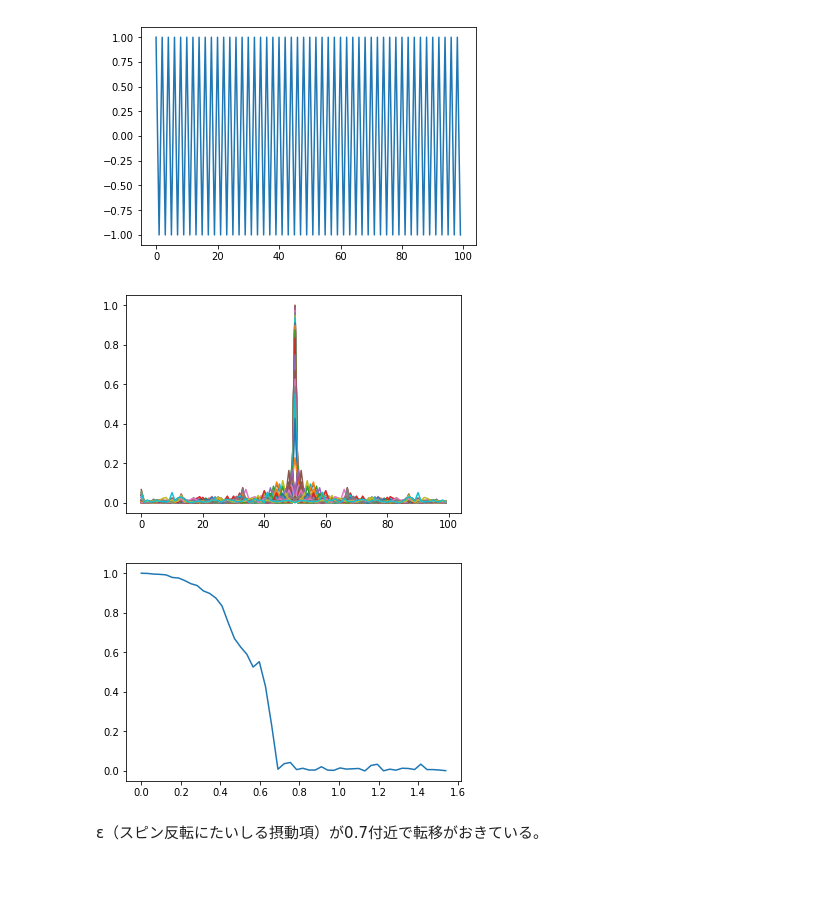
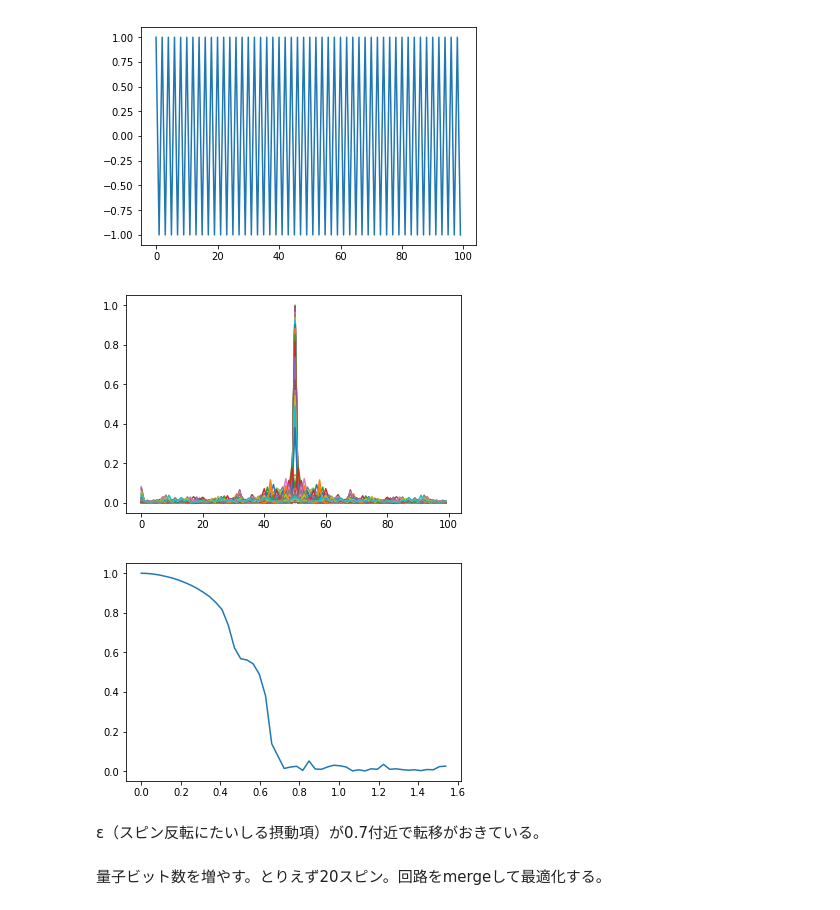
Before and after one commit to keisukefujii/DTC, a Jupyter notebook: DiscreteTimeCrystal_qulacs.ipynb, the cells around one changed output. Drawn from its saved outputs; the diff is of its cells as text; code cells hidden in the pictures; blank space fills up the shorter version.

```diff
--- a/DiscreteTimeCrystal_qulacs.ipynb
+++ b/DiscreteTimeCrystal_qulacs.ipynb
@@ -177,10 +177,12 @@ N = num_peri # data number
 dt = 1 # data step [s]
 # %%
 #スピン反転演算子に摂動を加える
-def DTC(T,num_peri,epsilon,num_spin):
-    #ランダム磁場
-    hz=[random.random() for i in range(num_spin)]
-    #hz=[0 for i in range(num_spin)]
+def DTC(T,num_peri,epsilon,hz,num_spin):
+
+    #オブザーバブルを定義
+    Z_magnetization = Observable(num_spin)
+    for i in range(num_spin):
+        Z_magnetization.add_operator(1.0/num_spin,"Z {0}".format(i))
 
     IsingDynamics = QuantumCircuit(num_spin)
 
@@ -224,22 +229,27 @@ plt.show()
 # %%
 import numpy as np
 from scipy.fftpack import fft
 import matplotlib.pyplot as plt
 
+#ランダム磁場
+hz=[random.random() for i in range(10)]
+
 peak = [[],[]]
 for i in range(50):
-    tmp_result = np.abs(fft(DTC(1.0,100,0.01*i*np.pi,10))/num_peri)
+    tmp_result = np.abs(fft(DTC(1.0,100,0.01*i*np.pi,hz,10))/num_peri)
     peak[0].append(0.01*i*np.pi)
     peak[1].append(tmp_result[50])
     plt.plot(tmp_result)
 
 plt.show()
 # %% [output]
-[figure, old version]
+[figure, new version]
 # %%
 plt.plot(peak[0],peak[1])
 plt.show()
 # %% [output]
-[figure, old version]
+[figure, new version]
 # %% [markdown]
 ε（スピン反転にたいしる摂動項）が0.7付近で転移がおきている。
+# %% [markdown]
+量子ビット数を増やす。とりえず20スピン。回路をmergeして最適化する。
```
Also changed, not shown: parts of 8 cells of this notebook, 3 other files.
